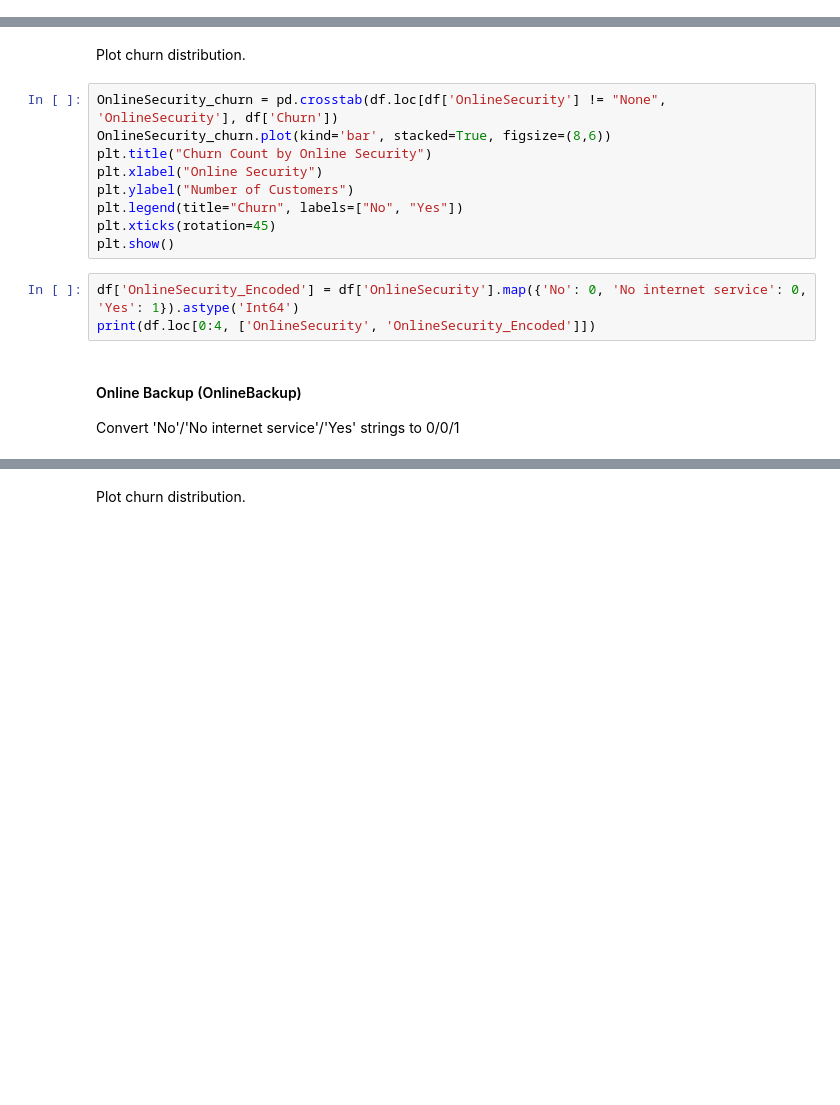
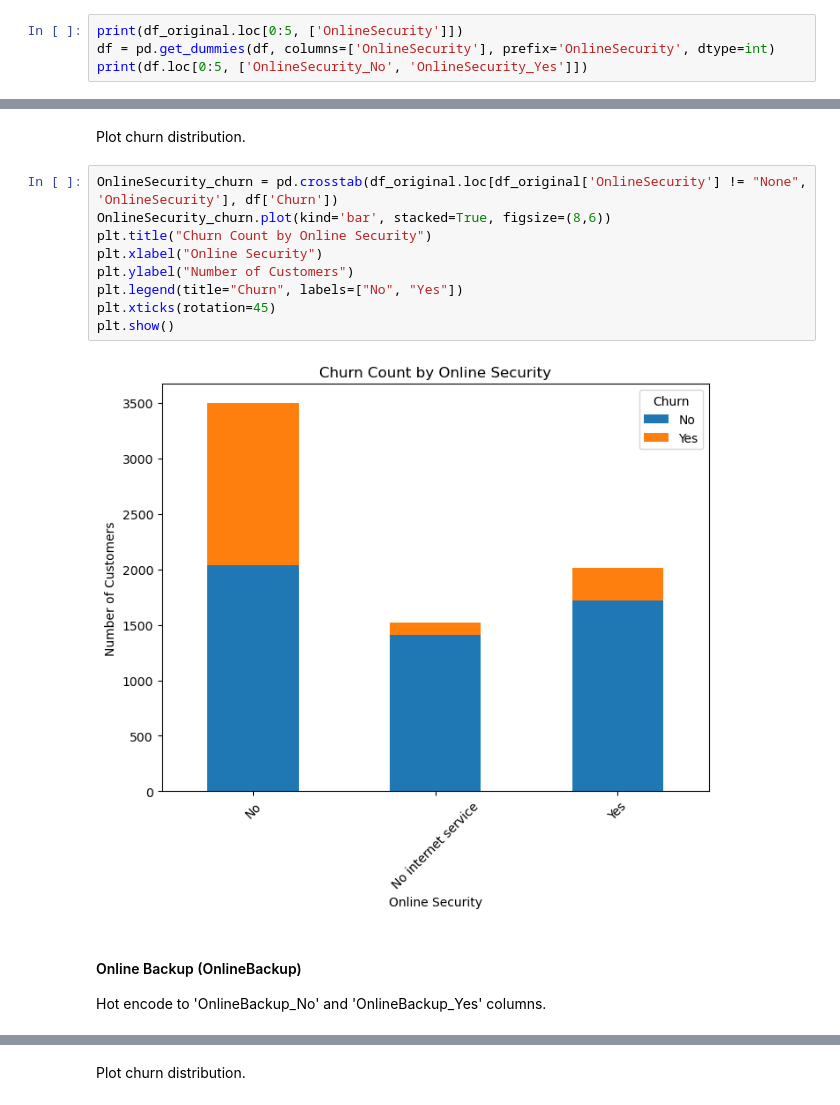
Before and after one commit to kushnertodd/telco-customer-churn, a Jupyter notebook: telco-customer-churn.ipynb, the cells around one changed output, grey strips where cells are left out. Saved outputs shown, nothing was run; the diff lists cells and outputs as text; blank space fills up the shorter version.

```diff
--- a/telco-customer-churn.ipynb
+++ b/telco-customer-churn.ipynb
@@ -636,0 +693,4 @@ Convert 'No'/'Yes' strings to 0/1
+# %%
+print(df_original.loc[0:5, ['OnlineSecurity']])
+df = pd.get_dummies(df, columns=['OnlineSecurity'], prefix='OnlineSecurity', dtype=int)
+print(df.loc[0:5, ['OnlineSecurity_No', 'OnlineSecurity_Yes']])
@@ -637,17 +712,16 @@ Convert 'No'/'Yes' strings to 0/1
 # %% [markdown]
 Plot churn distribution.
 # %%
-OnlineSecurity_churn = pd.crosstab(df.loc[df['OnlineSecurity'] != "None", 'OnlineSecurity'], df['Churn'])
+OnlineSecurity_churn = pd.crosstab(df_original.loc[df_original['OnlineSecurity'] != "None", 'OnlineSecurity'], df['Churn'])
 OnlineSecurity_churn.plot(kind='bar', stacked=True, figsize=(8,6))
 plt.title("Churn Count by Online Security")
 plt.xlabel("Online Security")
 plt.ylabel("Number of Customers")
 plt.legend(title="Churn", labels=["No", "Yes"])
 plt.xticks(rotation=45)
 plt.show()
+# %% [output]
+[figure, added]
-# %%
-df['OnlineSecurity_Encoded'] = df['OnlineSecurity'].map({'No': 0, 'No internet service': 0, 'Yes': 1}).astype('Int64')
-print(df.loc[0:4, ['OnlineSecurity', 'OnlineSecurity_Encoded']])
 # %% [markdown]
 #### Online Backup (OnlineBackup)
-Convert 'No'/'No internet service'/'Yes' strings to 0/0/1
+Hot encode to 'OnlineBackup_No' and 'OnlineBackup_Yes' columns.
```
Also changed, not shown: parts of 56 cells of this notebook.
